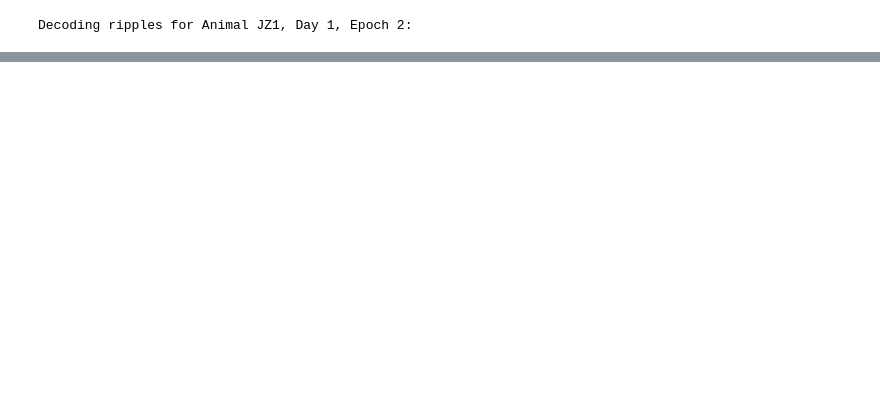
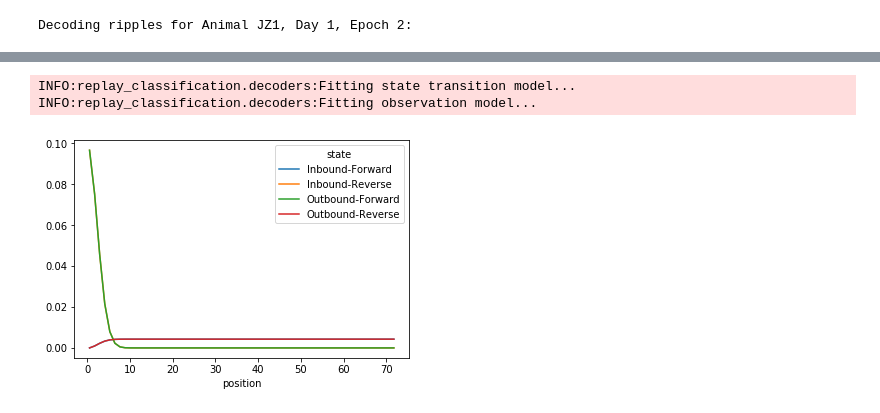
Before and after one commit to edeno/Roumis_2018, a Jupyter notebook: notebooks/20171121_decoding.ipynb, the cells around one changed output, grey strips where cells are left out. Drawn from its saved outputs; the diff is of its cells as text; code cells hidden in the pictures; blank space fills up the shorter version.

Commit message:
clusterless decoding on JZ1 day 1

```diff
--- a/notebooks/20171121_decoding.ipynb
+++ b/notebooks/20171121_decoding.ipynb
@@ -25,7 +36,7 @@ print('\nDecoding ripples for Animal {0}, Day {1}, Epoch {2}:'.format(*epoch_ind
 # %% [output]
 Decoding ripples for Animal JZ1, Day 1, Epoch 2:
 # %%
-tetrode_info = lfdp.make_tetrode_dataframe(animals)
+full_tetrode_info = lfdp.make_tetrode_dataframe(animals)
 # %%
 mark_variables = ['channel_1_max', 'channel_2_max', 'channel_3_max',
                   'channel_4_max']
@@ -59,0 +71,4 @@ TypeError: 'MultiIndex(levels=[['JZ1'], [1, 2, 3, 4, 5, 6, 7, 8, 9, 10, 11, 12,
+# %%
+multiunit_data = [lfdp.get_multiunit_indicator_dataframe(tetindex, animals).values
+                  for tetindex in full_tetrode_info.xs(epoch_index, drop_level=False).
+                      query('area.isin(@areas)').index]
@@ -60 +91,18 @@ TypeError: 'MultiIndex(levels=[['JZ1'], [1, 2, 3, 4, 5, 6, 7, 8, 9, 10, 11, 12,
+# %%
+
+
+
+
+position_variables = ['linear_distance', 'trajectory_direction',
+                      'speed']
+
+position_info = lfdp.get_interpolated_position_dataframe(epoch_index, animals)
+
+train_position_info = position_info.query('speed > 4')
+
+# marks = train_position_info.join(multiunit_data[0])
+
+
+# get_trajectory_direction()
+trajectory_direction, is_inbound = get_trajectory_direction(position_info.linear_distance)
 # %%
@@ -63,0 +140,13 @@ tetrode_index.shape
+# %%
+decoder = replay.ClusterlessDecoder(position=position_info.linear_distance,
+                              trajectory_direction=trajectory_direction,
+                              spike_marks=multiunit_data,
+                              replay_speedup_factor=1)
+decoder.fit()
+# %% [output]
+INFO:replay_classification.decoders:Fitting state transition model...
+INFO:replay_classification.decoders:Fitting observation model...
+# %%
+decoder.plot_initial_conditions();
+# %% [output]
+[figure, added]
```
Also changed, not shown: parts of 27 cells of this notebook, 2 other files.
